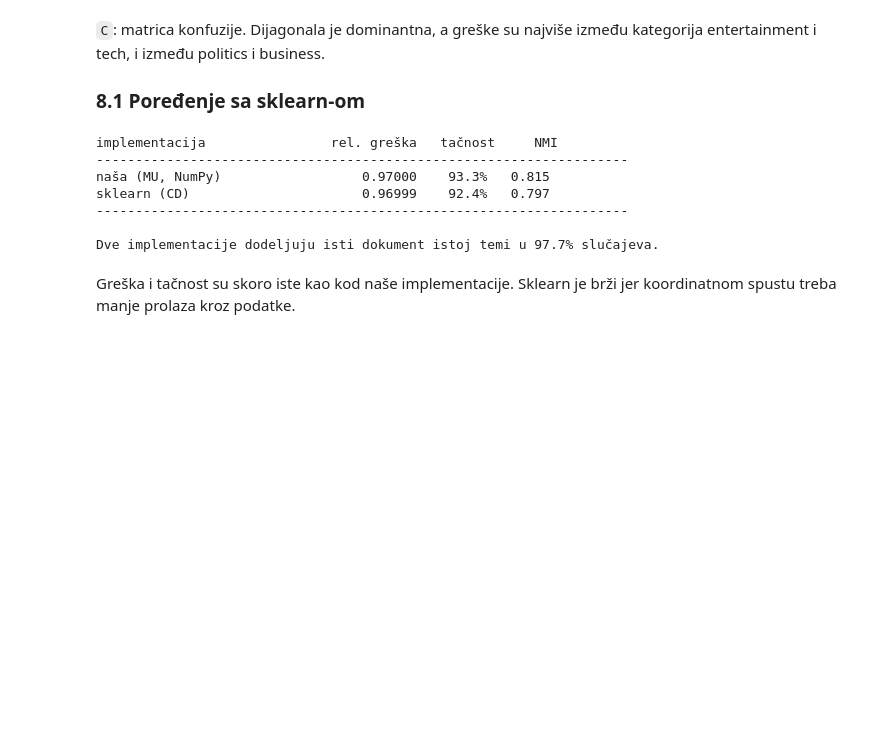
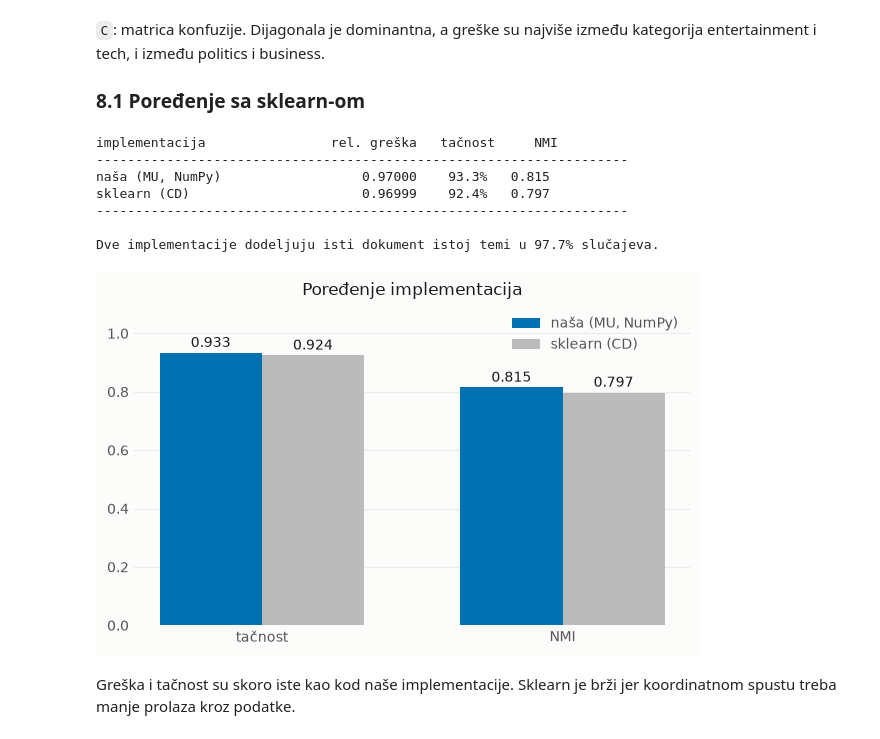
Before and after one commit to BogBogdan/naucno-izracunavanje-projekat-nmf, a Jupyter notebook: naucno_istrazivanje.ipynb, the cells around one changed output. Drawn from its saved outputs; the diff is of its cells as text; code cells hidden in the pictures; blank space fills up the shorter version.

```diff
--- a/naucno_istrazivanje.ipynb
+++ b/naucno_istrazivanje.ipynb
@@ -680,6 +753,43 @@ sklearn (CD)                      0.96999    92.4%   0.797
 --------------------------------------------------------------------
 
 Dve implementacije dodeljuju isti dokument istoj temi u 97.7% slučajeva.
+# %%
+mere = ["tačnost", "NMI"]
+nase = [tacnost, nmi]
+sklearnove = [tacnost_sk, nmi_sk]
+
+x = np.arange(len(mere))
+sirina = 0.34
+
+fig, ax = plt.subplots(figsize=(5.6, 3.6), dpi=110, facecolor=POVRSINA)
+ax.set_facecolor(POVRSINA)
+
+levi = ax.bar(x - sirina / 2, nase, sirina, color=PLAVA, zorder=3,
+              label="naša (MU, NumPy)")
+desni = ax.bar(x + sirina / 2, sklearnove, sirina, color=SIVA, zorder=3,
+               label="sklearn (CD)")
+
+for grupa in (levi, desni):
+    for stub in grupa:
+        v = stub.get_height()
+        ax.text(stub.get_x() + stub.get_width() / 2, v + 0.02, f"{v:.3f}",
+                ha="center", fontsize=9, color=CRTANJE)
+
+ax.set_xticks(x, mere, fontsize=10)
+ax.set_ylim(0, 1.1)
+ax.set_title("Poređenje implementacija", color=CRTANJE, fontsize=11)
+ax.legend(frameon=False, fontsize=9, labelcolor=DRUGA_BOJA)
+
+ax.grid(axis="y", color=MREZA, lw=0.8)
+ax.set_axisbelow(True)
+for spine in ax.spines.values():
+    spine.set_visible(False)
+ax.tick_params(length=0, colors=DRUGA_BOJA, labelsize=9)
+
+plt.tight_layout()
+plt.show()
+# %% [output]
+[figure, added]
 # %% [markdown]
 Greška i tačnost su skoro iste kao kod naše implementacije. Sklearn je brži jer koordinatnom
 spustu treba manje prolaza kroz podatke.
```
Also changed, not shown: parts of 11 cells of this notebook, 4 other files.
